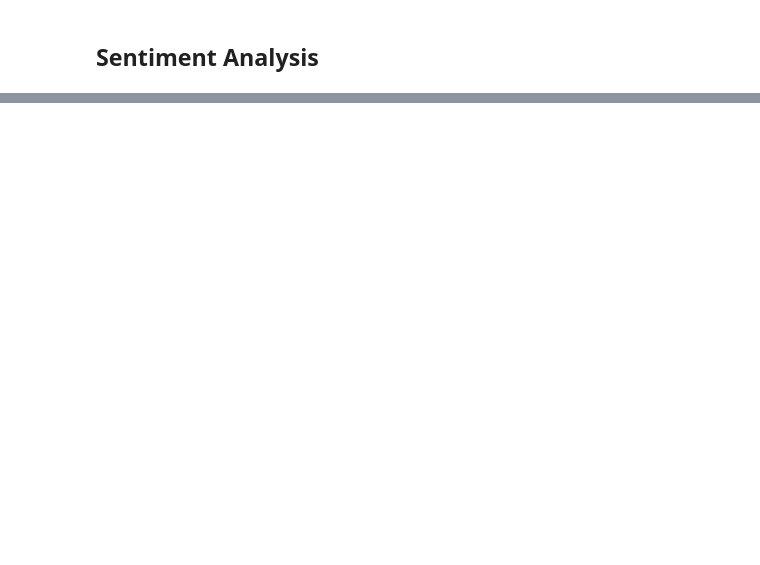
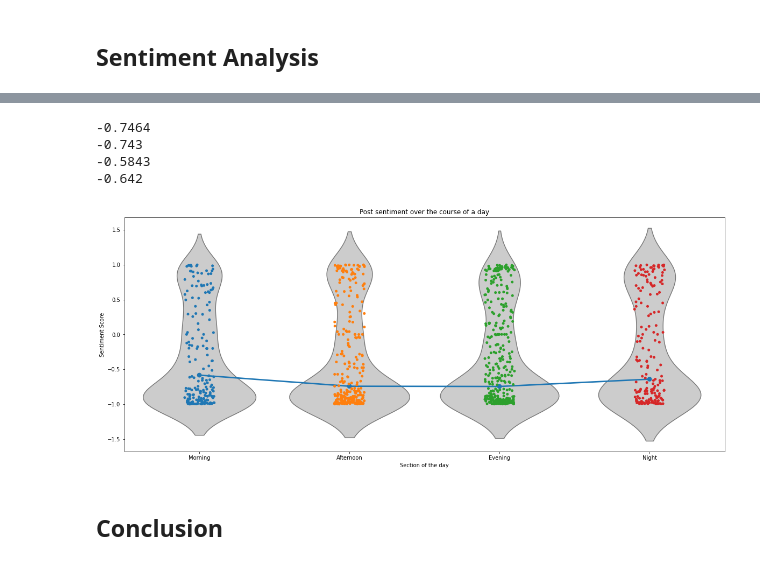
Before and after one commit to AnthonyCessna/Comp4447_Final_Project, a Jupyter notebook: FinalProject.ipynb, the cells around one changed output, grey strips where cells are left out. Cells and saved outputs as stored; diff of their text form; code cells hidden in the pictures; blank space fills up the shorter version.

```diff
--- a/FinalProject.ipynb
+++ b/FinalProject.ipynb
@@ -272,0 +293,30 @@ ax = sns.stripplot(x="time", y="compound", data=posts_df, order =
+# %%
+plt.figure(figsize = (20,8))
+
+ax = sns.violinplot(x="Section_of_Day", y="compound", data=posts_df,
+                    inner=None, color=".8")
+
+ax = sns.pointplot(x="Section_of_Day", y="compound", data=posts_df, ci = None, estimator=np.median)
+
+ax = sns.stripplot(x="Section_of_Day", y="compound", data=posts_df, order =
+                   ["Morning", "Afternoon", "Evening", "Night"], jitter = True)
+
+ax.set(xlabel = "Section of the day", ylabel = "Sentiment Score", title='Post sentiment over the course of a day')
+
+morning_median = np.median(posts_df[posts_df["Section_of_Day"] == "Morning"]["compound"])
+afternoon_median = np.median(posts_df[posts_df["Section_of_Day"] == "Afternoon"]["compound"])
+evening_median = np.median(posts_df[posts_df["Section_of_Day"] == "Evening"]["compound"])
+night_median = np.median(posts_df[posts_df["Section_of_Day"] == "Night"]["compound"])
+
+print(morning_median)
+print(afternoon_median)
+print(evening_median)
+print(night_median)
+# %% [output]
+-0.7464
+-0.743
+-0.5843
+-0.642
+[figure, added]
+# %% [markdown]
+## Conclusion
```
Also changed, not shown: parts of 12 cells of this notebook, 1 other file.
